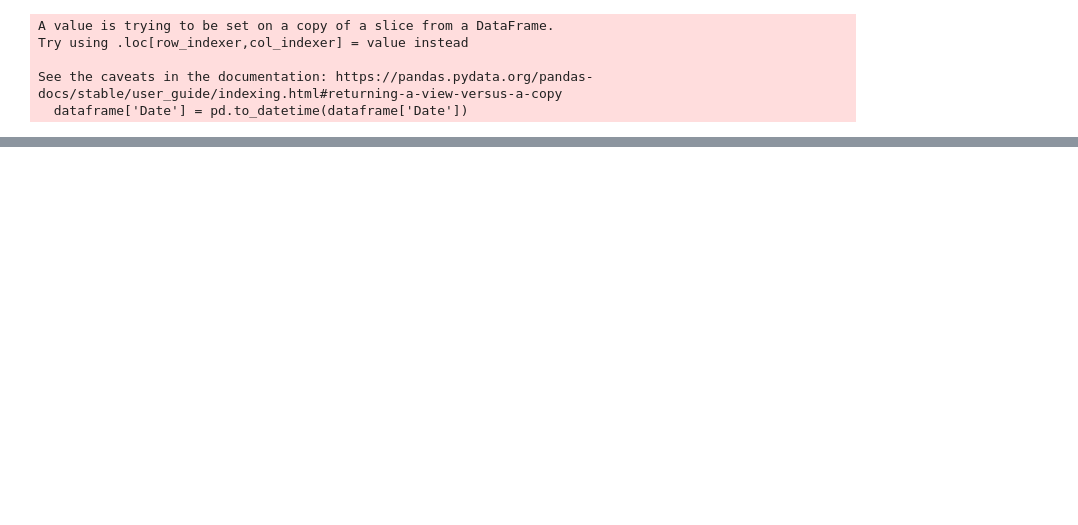
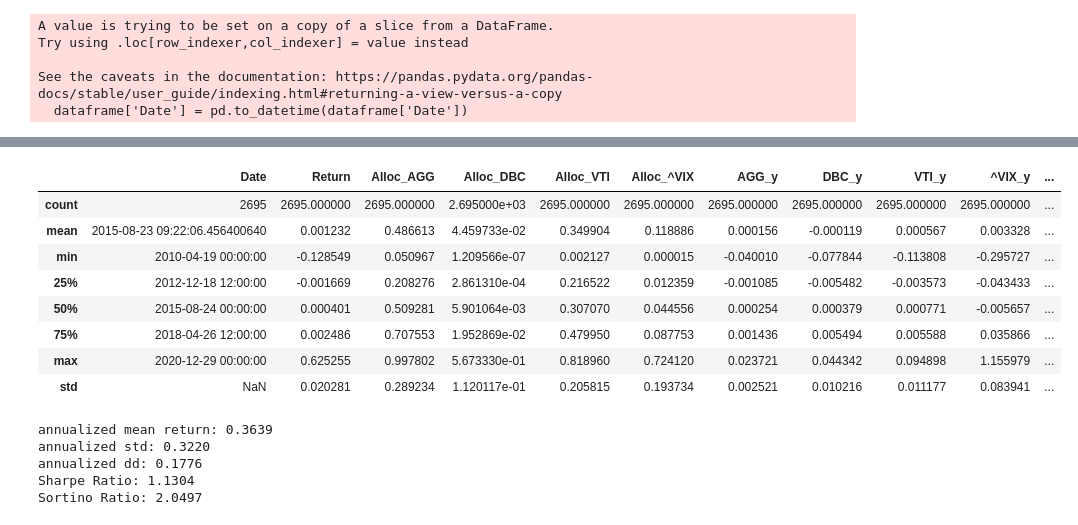
Before and after one commit to alexandreviard/DL-Portfolio-CMAP, a Jupyter notebook: lstm_rapide.ipynb, the cells around one changed output, grey strips where cells are left out. Saved outputs shown, nothing was run; the diff lists cells and outputs as text; code cells hidden in the pictures; blank space fills up the shorter version.

```diff
--- a/lstm_rapide.ipynb
+++ b/lstm_rapide.ipynb
@@ -267,0 +384,38 @@ return cumulé 1 an (2012) : 27.753478093539673% tensor(1.2775, dtype=torch.floa
+# %%
+dataframe_result.describe()
+# %% [output]
+|  | Date | Return | Alloc_AGG | Alloc_DBC | Alloc_VTI | Alloc_^VIX | AGG_y | DBC_y | VTI_y | ^VIX_y | ... |
+| count | 2695 | 2695.000000 | 2695.000000 | 2.695000e+03 | 2695.000000 | 2695.000000 | 2695.000000 | 2695.000000 | 2695.000000 | 2695.000000 | ... |
+| mean | 2015-08-23 09:22:06.456400640 | 0.001232 | 0.486613 | 4.459733e-02 | 0.349904 | 0.118886 | 0.000156 | -0.000119 | 0.000567 | 0.003328 | ... |
+| min | 2010-04-19 00:00:00 | -0.128549 | 0.050967 | 1.209566e-07 | 0.002127 | 0.000015 | -0.040010 | -0.077844 | -0.113808 | -0.295727 | ... |
+| 25% | 2012-12-18 12:00:00 | -0.001669 | 0.208276 | 2.861310e-04 | 0.216522 | 0.012359 | -0.001085 | -0.005482 | -0.003573 | -0.043433 | ... |
+| 50% | 2015-08-24 00:00:00 | 0.000401 | 0.509281 | 5.901064e-03 | 0.307070 | 0.044556 | 0.000254 | 0.000379 | 0.000771 | -0.005657 | ... |
+| 75% | 2018-04-26 12:00:00 | 0.002486 | 0.707553 | 1.952869e-02 | 0.479950 | 0.087753 | 0.001436 | 0.005494 | 0.005588 | 0.035866 | ... |
+| max | 2020-12-29 00:00:00 | 0.625255 | 0.997802 | 5.673330e-01 | 0.818960 | 0.724120 | 0.023721 | 0.044342 | 0.094898 | 1.155979 | ... |
+| std | NaN | 0.020281 | 0.289234 | 1.120117e-01 | 0.205815 | 0.193734 | 0.002521 | 0.010216 | 0.011177 | 0.083941 | ... |
+# %%
+trading_days_per_year = 252
+
+mean_daily_return = dataframe_result['Final_Return'].mean()
+annualized_return = (1+mean_daily_return) ** trading_days_per_year -1
+
+std_daily_return = dataframe_result['Final_Return'].std()
+std_dd_return = dataframe_result[dataframe_result['Final_Return'] < 0]['Final_Return'].std()
+
+annualized_volatility = std_daily_return * np.sqrt(trading_days_per_year)
+annualized_volatility_dd = std_dd_return * np.sqrt(trading_days_per_year)
+
+sharpe_ratio = annualized_return / annualized_volatility
+sortino_ratio = annualized_return / annualized_volatility_dd
+
+print(f"annualized mean return: {annualized_return:.4f}")
+print(f"annualized std: {annualized_volatility:.4f}")
+print(f"annualized dd: {annualized_volatility_dd:.4f}")
+print(f"Sharpe Ratio: {sharpe_ratio:.4f}")
+print(f"Sortino Ratio: {sortino_ratio:.4f}")
+# %% [output]
+annualized mean return: 0.3639
+annualized std: 0.3220
+annualized dd: 0.1776
+Sharpe Ratio: 1.1304
+Sortino Ratio: 2.0497
```
Also changed, not shown: parts of 25 cells of this notebook.
